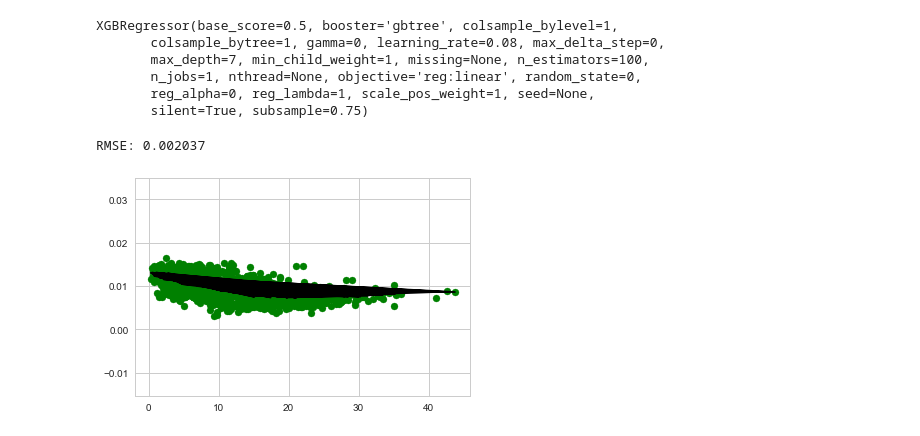
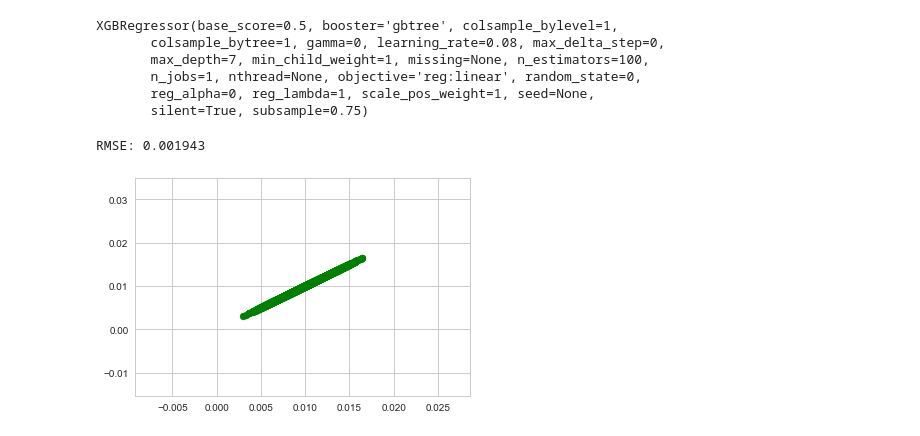
Before and after one commit to dgatlin/LogAnalysis, a Jupyter notebook: Log Level Data.ipynb, the cells around one changed output. Drawn from its saved outputs; the diff is of its cells as text; code cells hidden in the pictures.

```diff
--- a/Log Level Data.ipynb
+++ b/Log Level Data.ipynb
@@ -30,3 +39,6 @@ df.head()
+# %%
+df['browser'] = df['browser'].astype('category').cat.codes
+df['platform'] = df['browser'].astype('category').cat.codes
 # %% [markdown]
 # Data Insights
 # %%
@@ -99,12 +148,12 @@ sns.heatmap(cm, annot=True, cmap = 'viridis')
 # Machine Learning Modeling
 # %%
 from sklearn.model_selection import train_test_split
-from sklearn.linear_model import LinearRegression
+from sklearn import preprocessing
 
 #df = df[df['top'] < 50]
 
-x = df[['top']].values.reshape(-1,1)
-y = df[['revenue']].values.reshape(-1,1)
+x = df[['top','site','platform']].values
+y = df[['revenue']].values
 
 # Split the dataset into the training set and test set
 X_train, X_test, y_train, y_test = train_test_split(x, y, test_size = 1/3, random_state = 0)
@@ -165,13 +211,12 @@ XGBRegressor(base_score=0.5, booster='gbtree', colsample_bylevel=1,
 y_pred = xgb.predict(X_test)
 rmse2 = np.sqrt(mean_squared_error(y_test, y_pred))
 print("RMSE: %f" % (rmse2))
-# 0.002094
 # %% [output]
-RMSE: 0.002037
+RMSE: 0.001943
 # %%
-plt.scatter(X_test, y_test,color='g')
-plt.plot(X_test, xgb.predict(X_test),color='k')
+plt.scatter(X, y,color='g')
+#plt.plot(X_test, xgb.predict(X_test),color='k')
 
 plt.show()
 # %% [output]
-[figure, old version]
+[figure, new version]
```
Also changed, not shown: parts of 16 cells of this notebook, 1 other file.
